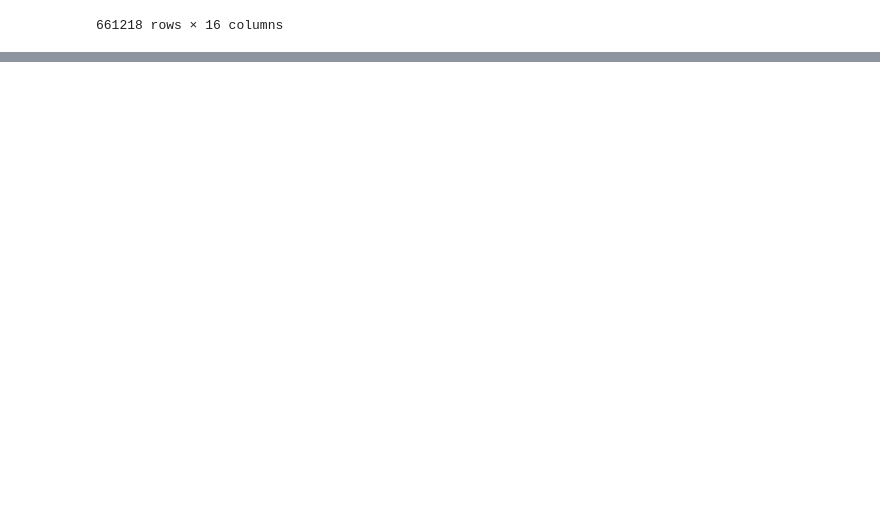
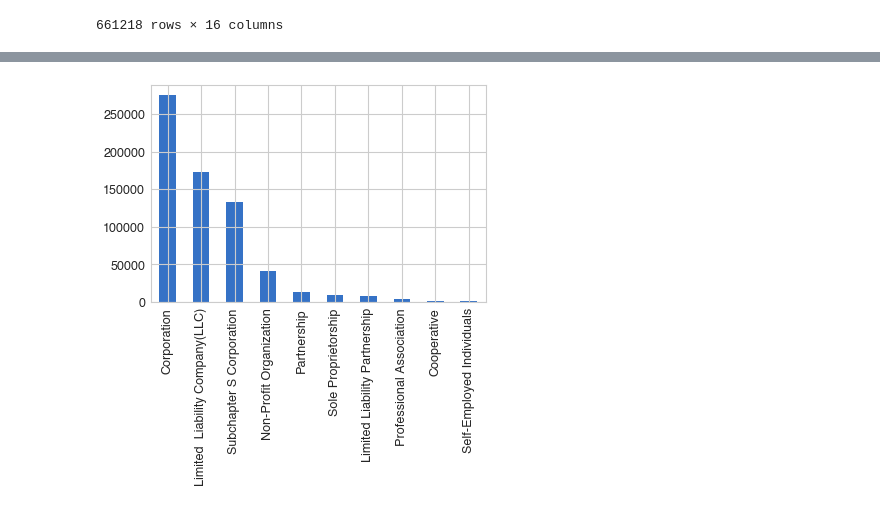
Before and after one commit to mdominguez2010/PPP-Loans, a Jupyter notebook: main.ipynb, the cells around one changed output, grey strips where cells are left out. Saved outputs shown, nothing was run; the diff lists cells and outputs as text; code cells hidden in the pictures; blank space fills up the shorter version.

```diff
--- a/main.ipynb
+++ b/main.ipynb
@@ -23,0 +83,6 @@ data
+# %%
+# Total loans by business type
+data['BusinessType'].value_counts().head(10).plot.bar()
+plt.show();
+# %% [output]
+[figure, added]
```
Also changed, not shown: parts of 14 cells of this notebook.
